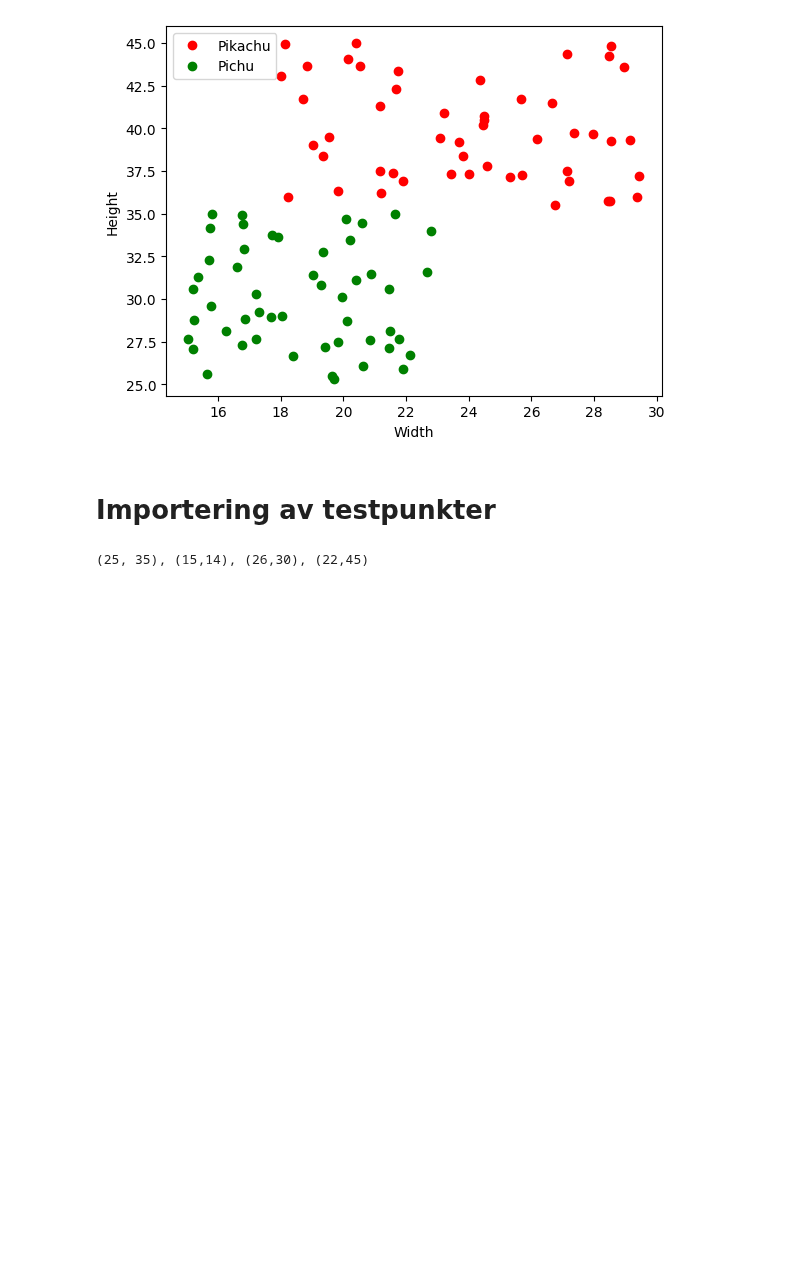
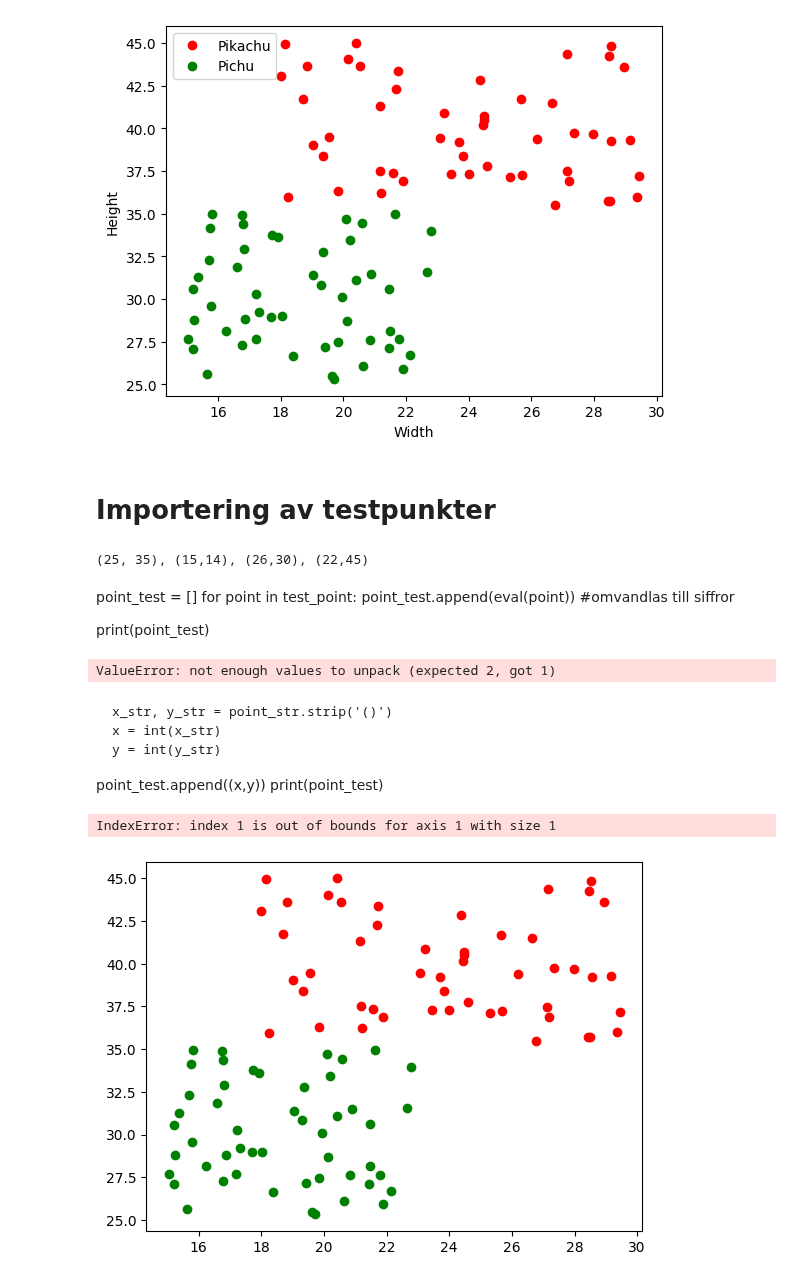
Before and after one commit to Zandri2k/Python-Sandra-Nilsson-OPA23, a Jupyter notebook: Labb_1/Labb.ipynb, the cells around one changed output. Drawn from its saved outputs; the diff is of its cells as text; code cells hidden in the pictures; blank space fills up the shorter version.

Commit message:
test points plotted

```diff
--- a/Labb_1/Labb.ipynb
+++ b/Labb_1/Labb.ipynb
@@ -152,5 +152,42 @@ with open(text_path, "r") as file:
 print(test_point)
 # %% [output]
 (25, 35), (15,14), (26,30), (22,45)
-# %%
-test_point = np.array(test_point)
+# %% [markdown]
+point_test = []
+for point in test_point:
+    point_test.append(eval(point)) #omvandlas till siffror
+
+print(point_test)
+# %%
+
+point_test = []
+for point_str in test_point.split(","):
+    # Strip parentheses and split the string into x and y components
+    x_str, y_str = point_str.strip('()').split(',')
+    # Convert the string values to integers
+    x = int(x_str)
+    y = int(y_str)
+    # Append the tuple (x, y) to point_test
+    point_test.append((x, y))
+
+print(point_test)
+# %% [output]
+ValueError: not enough values to unpack (expected 2, got 1)
+# %% [markdown]
+    x_str, y_str = point_str.strip('()')
+    x = int(x_str)
+    y = int(y_str)
+point_test.append((x,y))
+print(point_test)
+# %%
+
+plt.plot(data2[:,0],data2[:,1], "ro") #plottar data2 x och y axel
+plt.plot(data3_list[:,0], data3_list[:,1], "go")
+plt.plot(test_point[:, 0], test_point[:, 1], "bo")
+# plt.plot(data3[:,0], data3[:,1] "x")
+plt.xlabel('Width')
+plt.ylabel('Height')
+plt.legend(["Pikachu", "Pichu", "test_point"],)
+# %% [output]
+IndexError: index 1 is out of bounds for axis 1 with size 1
+[figure, added]
```
Also changed, not shown: 2 other files.
